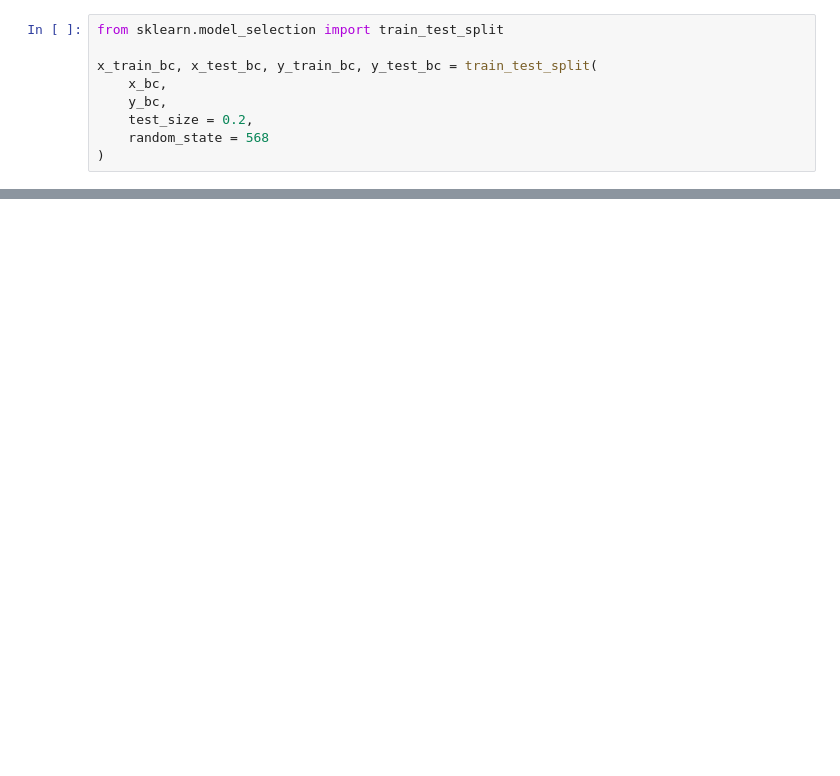
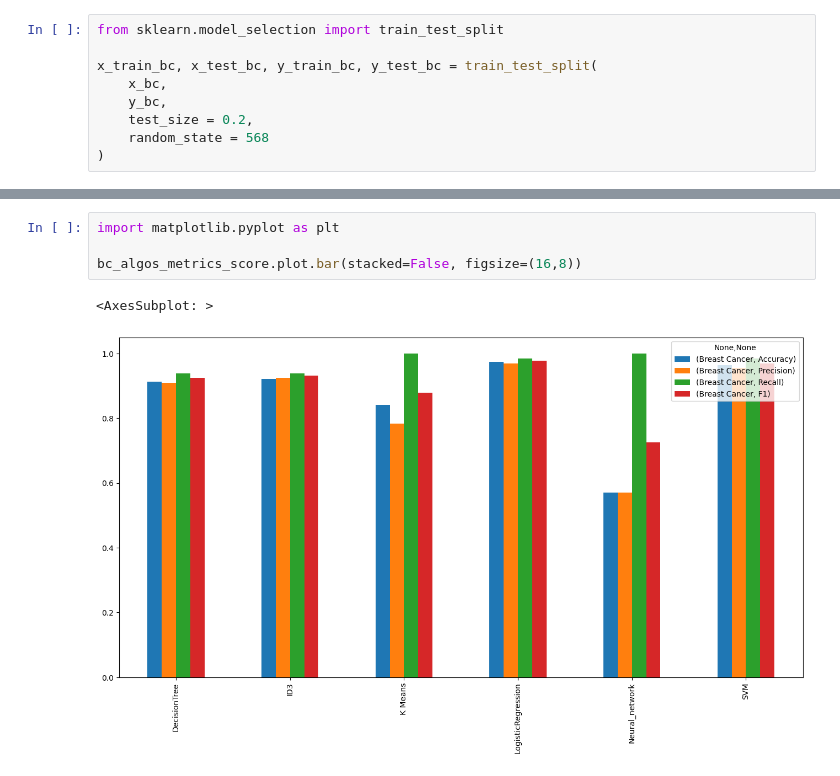
Before and after one commit to dwikalam/if3270-tucil1-ml-algorithm-library-exploration, a Jupyter notebook: Tucil_[NIM anggota1] _[NIM anggota2].ipynb, the cells around one changed output, grey strips where cells are left out. Saved outputs shown, nothing was run; the diff lists cells and outputs as text; blank space fills up the shorter version.

```diff
--- a/Tucil_[NIM anggota1] _[NIM anggota2].ipynb
+++ b/Tucil_[NIM anggota1] _[NIM anggota2].ipynb
@@ -305,0 +299,7 @@ Name: target, Length: 114, dtype: int32
+# %%
+import matplotlib.pyplot as plt
+
+bc_algos_metrics_score.plot.bar(stacked=False, figsize=(16,8))
+# %% [output]
+<AxesSubplot: >
+[figure, added]
```
Also changed, not shown: parts of 55 cells of this notebook, 2 other files.
